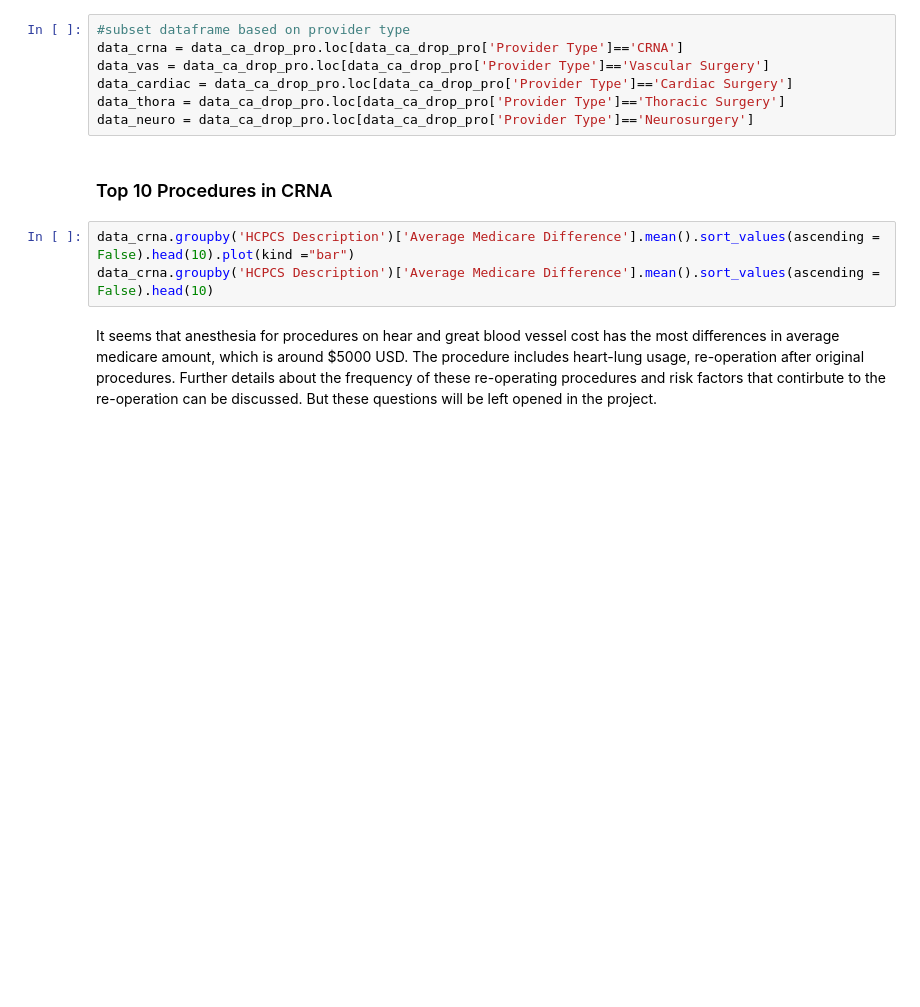
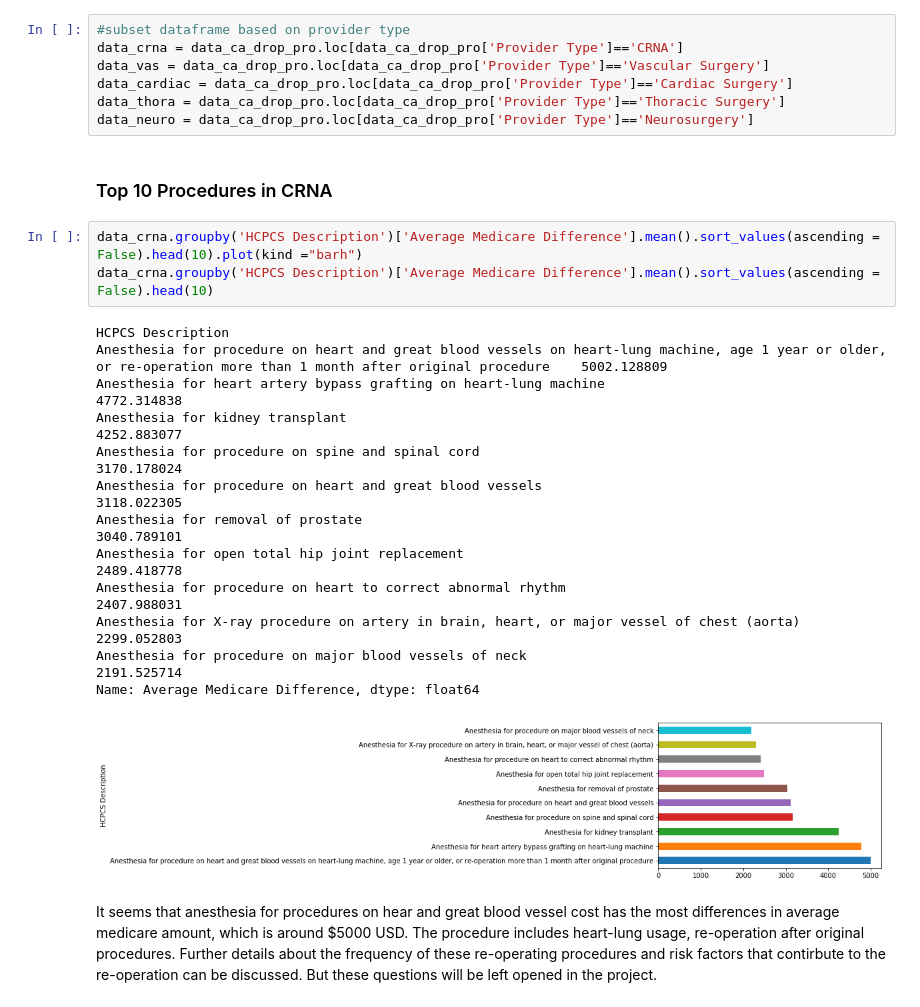
Before and after one commit to chvbs2000/SpringBoard, a Jupyter notebook: Capstone_Project1/analysis.ipynb, the cells around one changed output. Saved outputs shown, nothing was run; the diff lists cells and outputs as text; blank space fills up the shorter version.

```diff
--- a/Capstone_Project1/analysis.ipynb
+++ b/Capstone_Project1/analysis.ipynb
@@ -247,8 +291,22 @@ data_neuro = data_ca_drop_pro.loc[data_ca_drop_pro['Provider Type']=='Neurosurge
 # %% [markdown]
 ### Top 10 Procedures in CRNA
 # %%
-data_crna.groupby('HCPCS Description')['Average Medicare Difference'].mean().sort_values(ascending = False).head(10).plot(kind ="bar")
+data_crna.groupby('HCPCS Description')['Average Medicare Difference'].mean().sort_values(ascending = False).head(10).plot(kind ="barh")
 data_crna.groupby('HCPCS Description')['Average Medicare Difference'].mean().sort_values(ascending = False).head(10)
+# %% [output]
+HCPCS Description
+Anesthesia for procedure on heart and great blood vessels on heart-lung machine, age 1 year or older, or re-operation more than 1 month after original procedure    5002.128809
+Anesthesia for heart artery bypass grafting on heart-lung machine                                                                                                   4772.314838
+Anesthesia for kidney transplant                                                                                                                                    4252.883077
+Anesthesia for procedure on spine and spinal cord                                                                                                                   3170.178024
+Anesthesia for procedure on heart and great blood vessels                                                                                                           3118.022305
+Anesthesia for removal of prostate                                                                                                                                  3040.789101
+Anesthesia for open total hip joint replacement                                                                                                                     2489.418778
+Anesthesia for procedure on heart to correct abnormal rhythm                                                                                                        2407.988031
+Anesthesia for X-ray procedure on artery in brain, heart, or major vessel of chest (aorta)                                                                          2299.052803
+Anesthesia for procedure on major blood vessels of neck                                                                                                             2191.525714
+Name: Average Medicare Difference, dtype: float64
+[figure, added]
 # %% [markdown]
 It seems that anesthesia for procedures on hear and great blood vessel cost has the most differences in average medicare amount, which is around $5000 USD. The procedure includes heart-lung usage, re-operation after original procedures. Further details about the frequency of these re-operating procedures and risk factors that contirbute to the re-operation can be discussed. But these questions will be left opened in the project.
 # %% [markdown]
```
Also changed, not shown: parts of 72 cells of this notebook.
